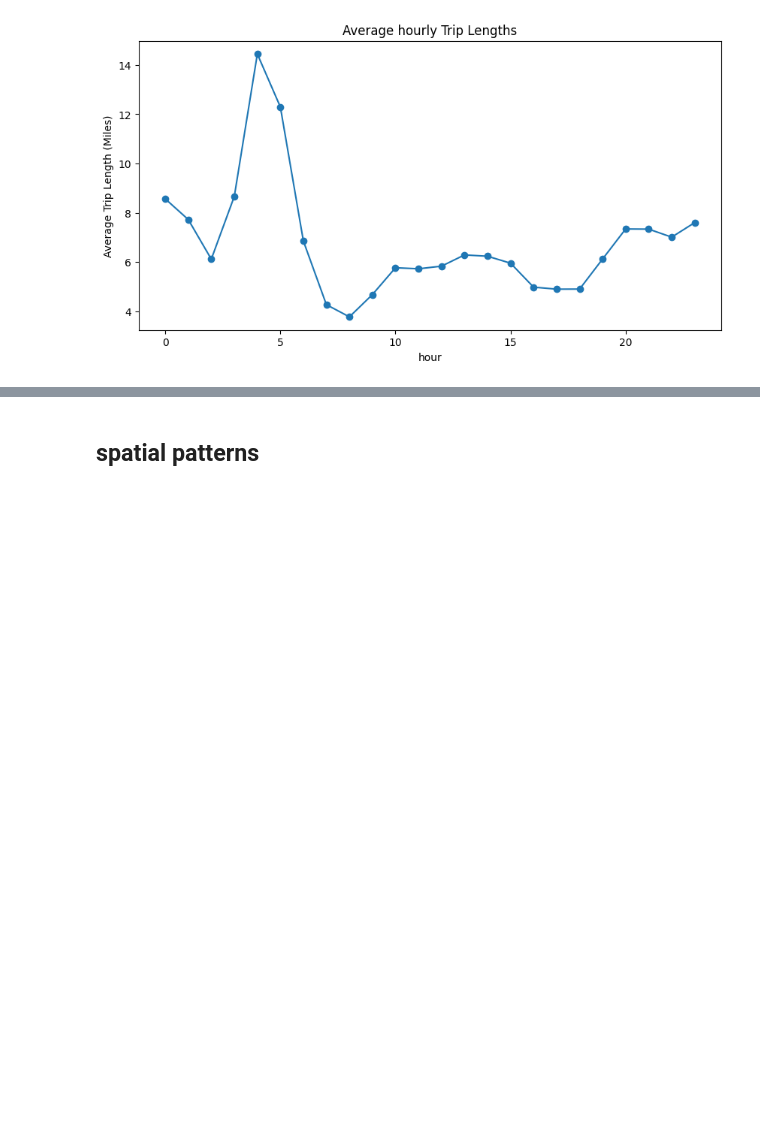
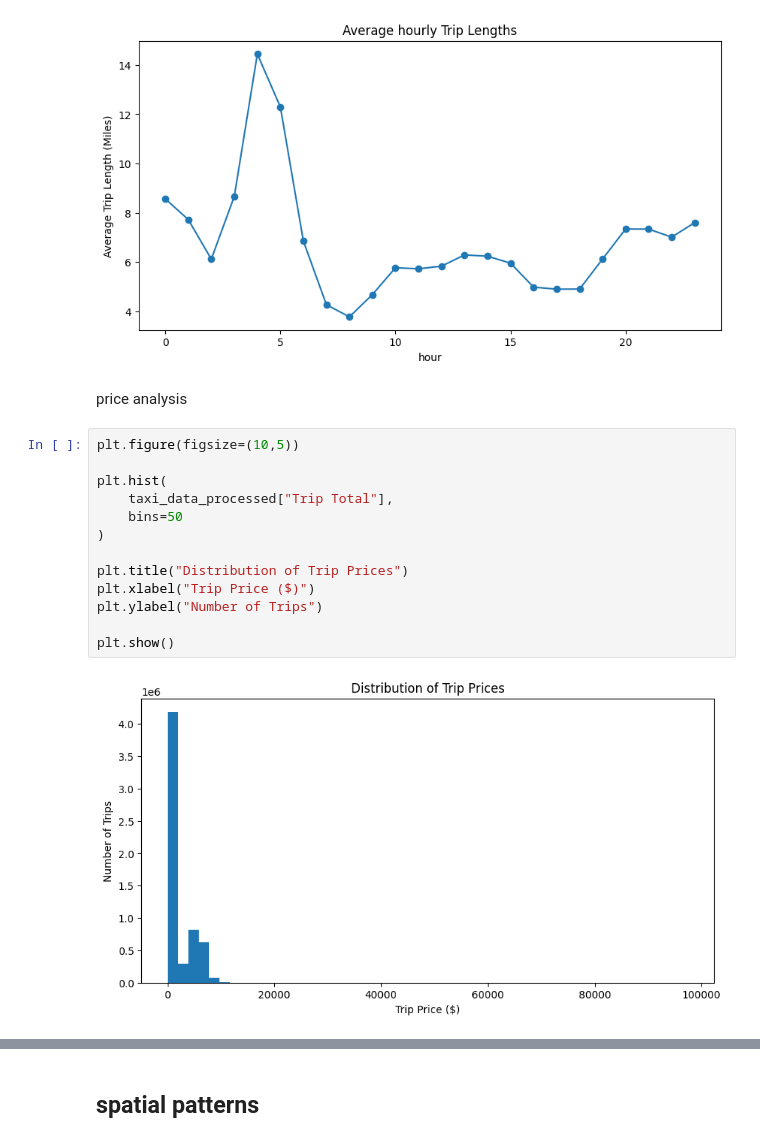
Before and after one commit to larissatheilmann/AAA_Project_Group7, a Jupyter notebook: notebooks/descriptive_analytics.ipynb, the cells around one changed output, grey strips where cells are left out. Cells and saved outputs as stored; diff of their text form; blank space fills up the shorter version.

Commit message:
descriptive start with spatial analysis

```diff
--- a/notebooks/descriptive_analytics.ipynb
+++ b/notebooks/descriptive_analytics.ipynb
@@ -220,3 +223,20 @@ plt.title("Average hourly Trip Lengths")
 plt.show()
 # %% [output]
 [figure]
+# %% [markdown]
+price analysis
+# %%
+plt.figure(figsize=(10,5))
+
+plt.hist(
+    taxi_data_processed["Trip Total"],
+    bins=50
+)
+
+plt.title("Distribution of Trip Prices")
+plt.xlabel("Trip Price ($)")
+plt.ylabel("Number of Trips")
+
+plt.show()
+# %% [output]
+[figure, added]
```
Also changed, not shown: parts of 16 cells of this notebook.
